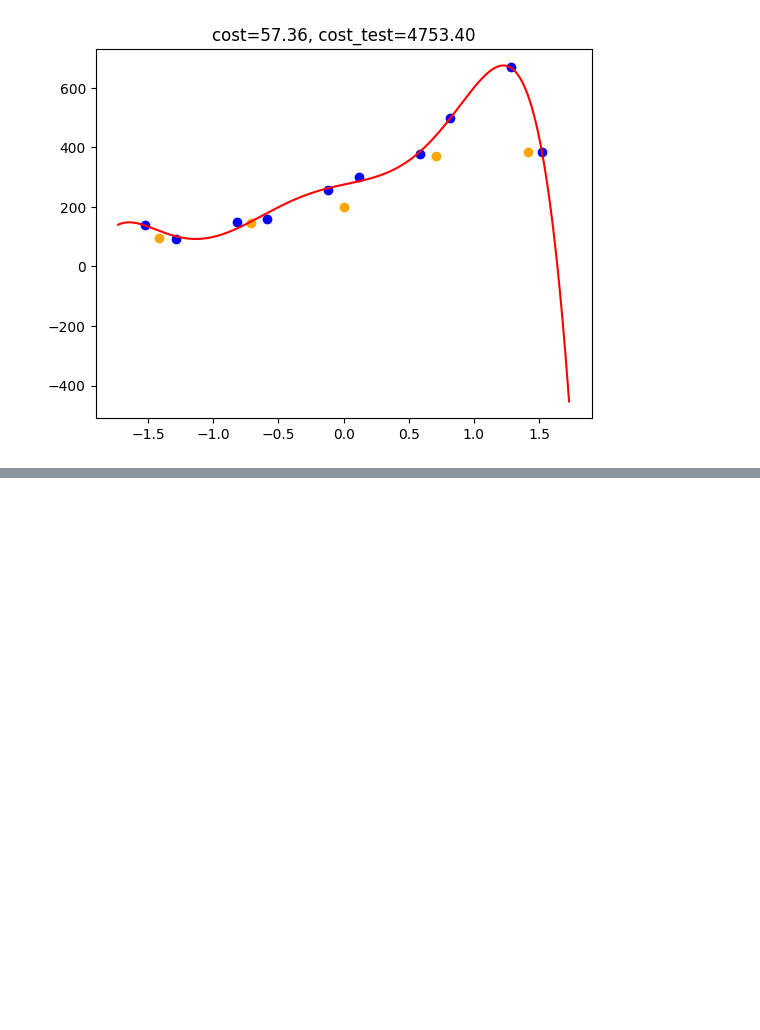
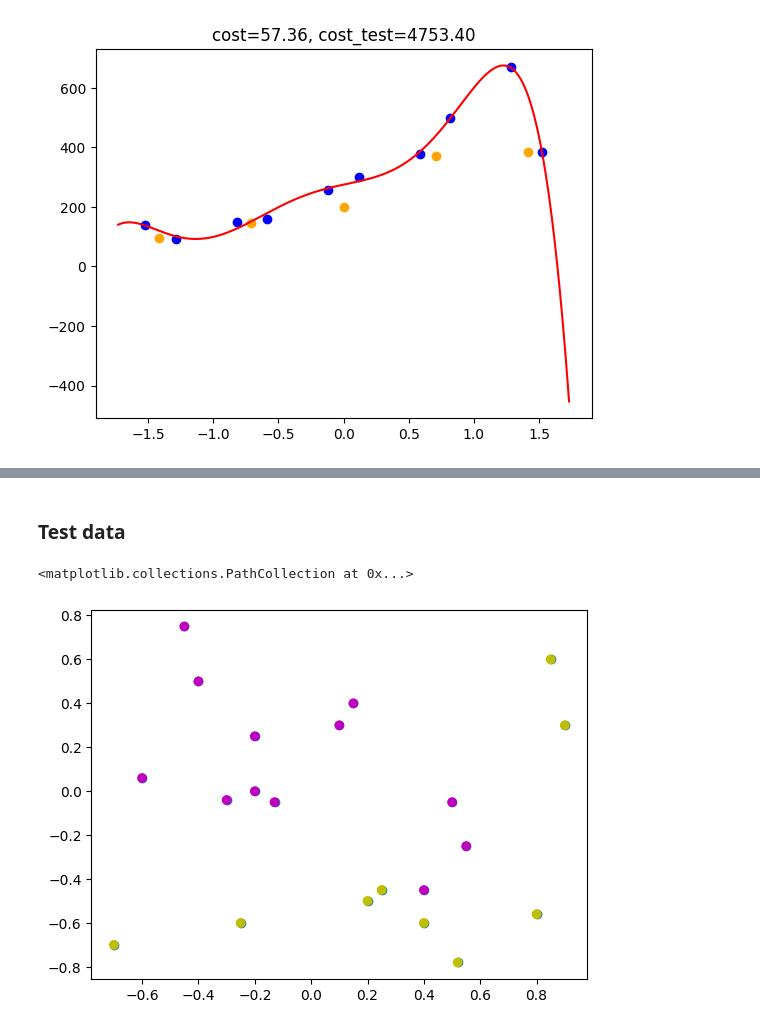
Before and after one commit to JakubStyczen/MachineLearining, a Jupyter notebook: Overfitting/ML_LAB4.ipynb, the cells around one changed output, grey strips where cells are left out. Cells and saved outputs as stored; diff of their text form; code cells hidden in the pictures; blank space fills up the shorter version.

```diff
--- a/Overfitting/ML_LAB4.ipynb
+++ b/Overfitting/ML_LAB4.ipynb
@@ -293,0 +409,29 @@ for lambda_ in lambdas:
+# %% [markdown]
+### Test data
+# %%
+with open("./logi_reg_test.csv") as f:
+    csv_reader = csv.reader(f)
+    examples = []
+    for row in csv_reader:
+        examples.append([float(cell) for cell in row])
+    data = np.array(examples)
+x_test_raw = data[:, 0:2]
+x1_t = x_test_raw[:, 0]
+x2_t = x_test_raw[:, 1]
+y_t = data[:, 2]
+x_test_t = np.vstack([x1_t, x2_t])
+plt.scatter(x1_t, x2_t)
+x_test_vals_log = standard_scaler.transform(x_test_t.T)
+x_test_values_log = poly_features.transform(x_test_vals_log)
+result_test_log = th.T @ x_test_values_log.T
+colorst = ['m' if val > 0.5  else 'y' for val in result_test_log.tolist()[0]]
+# plt.scatter(x_train_log_values_raw[:, 0], x_train_log_values_raw[:, 1], c=colors)
+plt.scatter(x1_t, x2_t, c=colorst)
+# plt.scatter(x_train, y, color='blue', label='Punkty oryginalne')
+# plt.scatter(x_test_vals , y_test, color='orange', label='Punkty testowe')
+# plt.scatter(x_test_vals, result_test.T, color='green', label='Wykres dopasowany')
+# plt.plot(x_values, result.T, color='red', label='Wykres dopasowany')
+# calculate_cost_ndim(x_test_values.T, y_test.reshape(-1, 1).T, th)
+# %% [output]
+<matplotlib.collections.PathCollection at 0x...>
+[figure, added]
```
Also changed, not shown: parts of 13 cells of this notebook.
